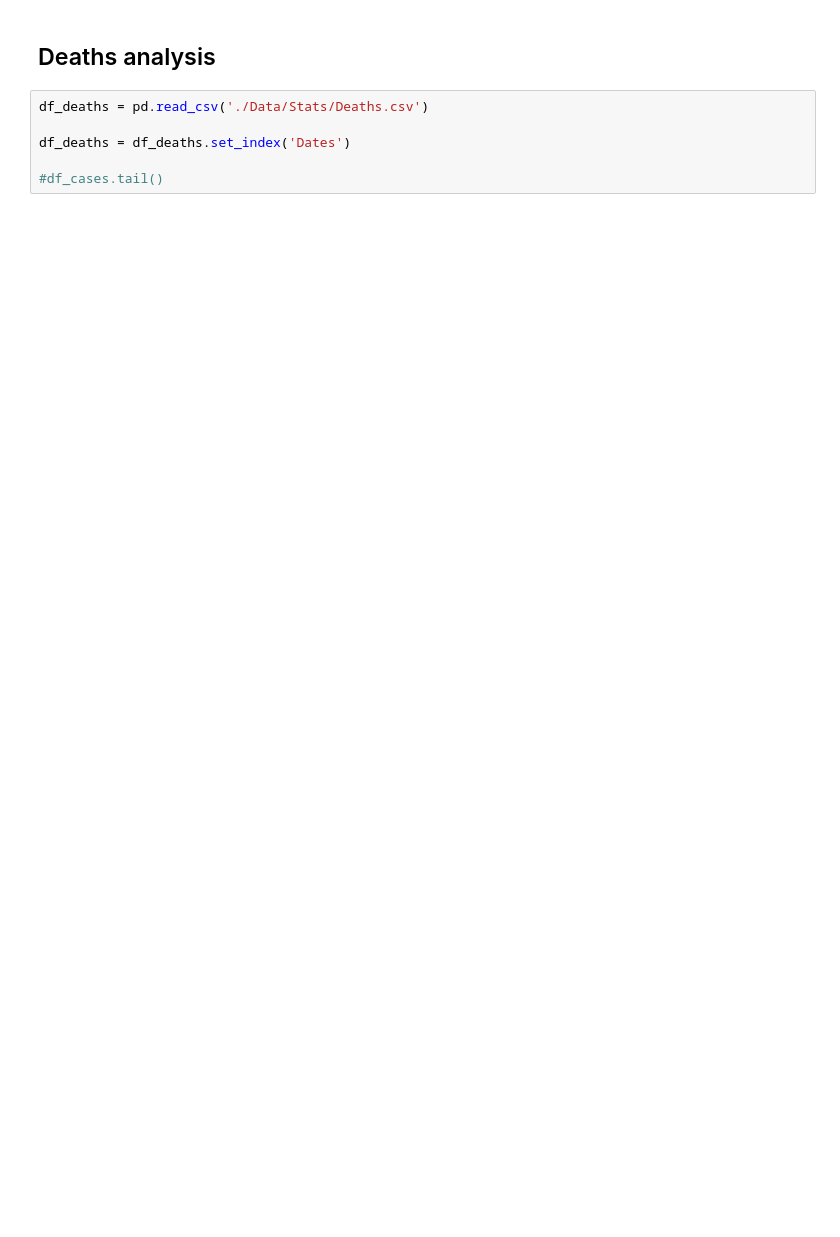
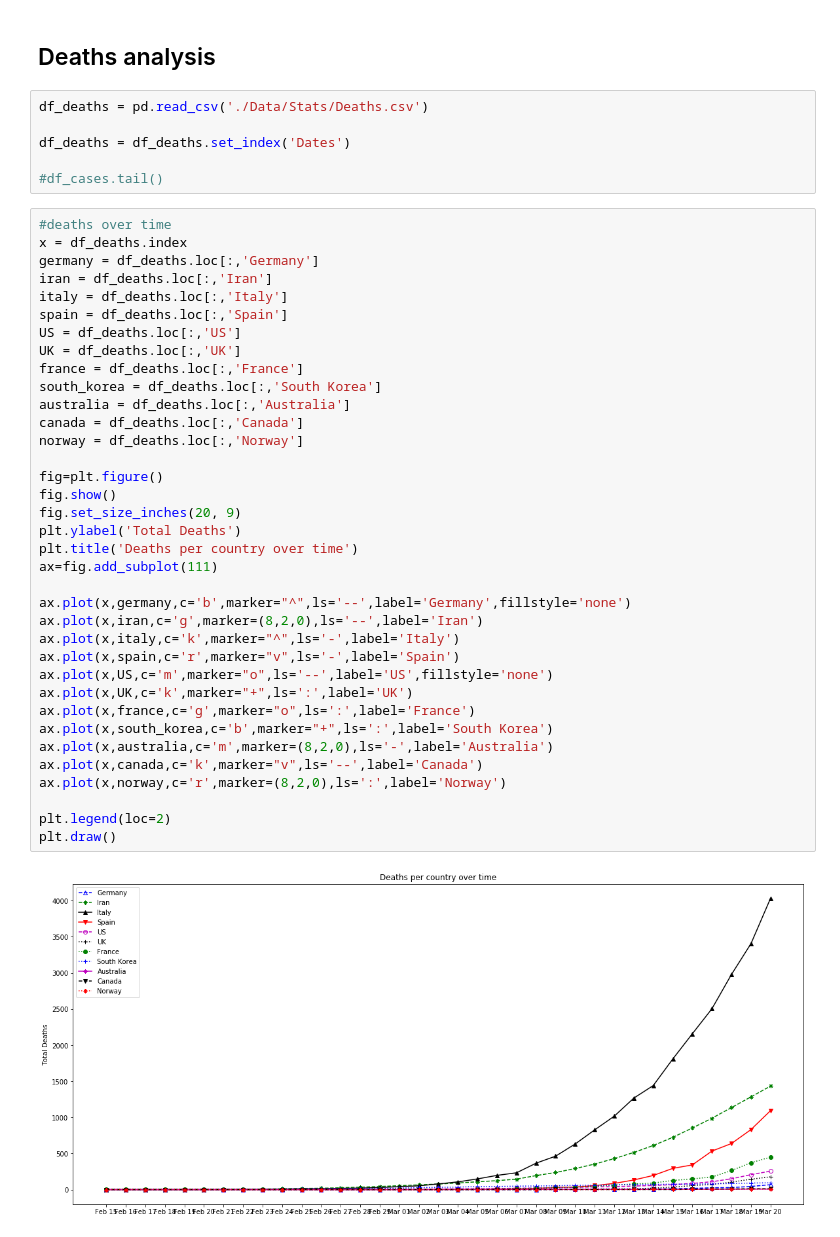
Before and after one commit to Petrichor12/Coronavirus, a Jupyter notebook: Analysis.ipynb, the cells around one changed output. Drawn from its saved outputs; the diff is of its cells as text; blank space fills up the shorter version.

Commit message:
Added deaths data
Added deaths data (scraping, dataframe creation, graphs over time)

```diff
--- a/Analysis.ipynb
+++ b/Analysis.ipynb
@@ -184,3 +185,41 @@ df_deaths = pd.read_csv('./Data/Stats/Deaths.csv')
 df_deaths = df_deaths.set_index('Dates')
 
 #df_cases.tail()
+# %%
+#deaths over time
+x = df_deaths.index
+germany = df_deaths.loc[:,'Germany']
+iran = df_deaths.loc[:,'Iran']
+italy = df_deaths.loc[:,'Italy']
+spain = df_deaths.loc[:,'Spain']
+US = df_deaths.loc[:,'US']
+UK = df_deaths.loc[:,'UK']
+france = df_deaths.loc[:,'France']
+south_korea = df_deaths.loc[:,'South Korea']
+australia = df_deaths.loc[:,'Australia']
+canada = df_deaths.loc[:,'Canada']
+norway = df_deaths.loc[:,'Norway']
+
+fig=plt.figure()
+fig.show()
+fig.set_size_inches(20, 9)
+plt.ylabel('Total Deaths')
+plt.title('Deaths per country over time')
+ax=fig.add_subplot(111)
+
+ax.plot(x,germany,c='b',marker="^",ls='--',label='Germany',fillstyle='none')
+ax.plot(x,iran,c='g',marker=(8,2,0),ls='--',label='Iran')
+ax.plot(x,italy,c='k',marker="^",ls='-',label='Italy')
+ax.plot(x,spain,c='r',marker="v",ls='-',label='Spain')
+ax.plot(x,US,c='m',marker="o",ls='--',label='US',fillstyle='none')
+ax.plot(x,UK,c='k',marker="+",ls=':',label='UK')
+ax.plot(x,france,c='g',marker="o",ls=':',label='France')
+ax.plot(x,south_korea,c='b',marker="+",ls=':',label='South Korea')
+ax.plot(x,australia,c='m',marker=(8,2,0),ls='-',label='Australia')
+ax.plot(x,canada,c='k',marker="v",ls='--',label='Canada')
+ax.plot(x,norway,c='r',marker=(8,2,0),ls=':',label='Norway')
+
+plt.legend(loc=2)
+plt.draw()
+# %% [output]
+[figure, added]
```
Also changed, not shown: parts of 8 cells of this notebook, 16 other files.
